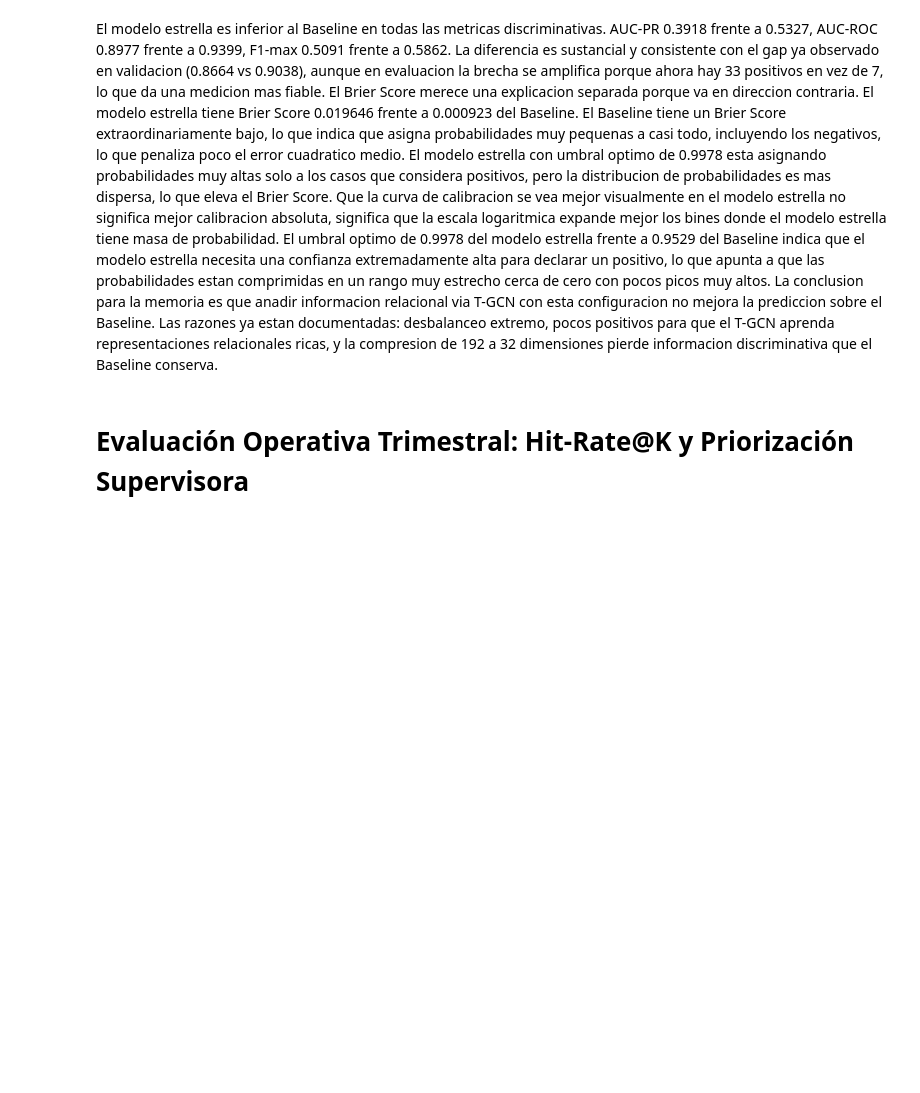
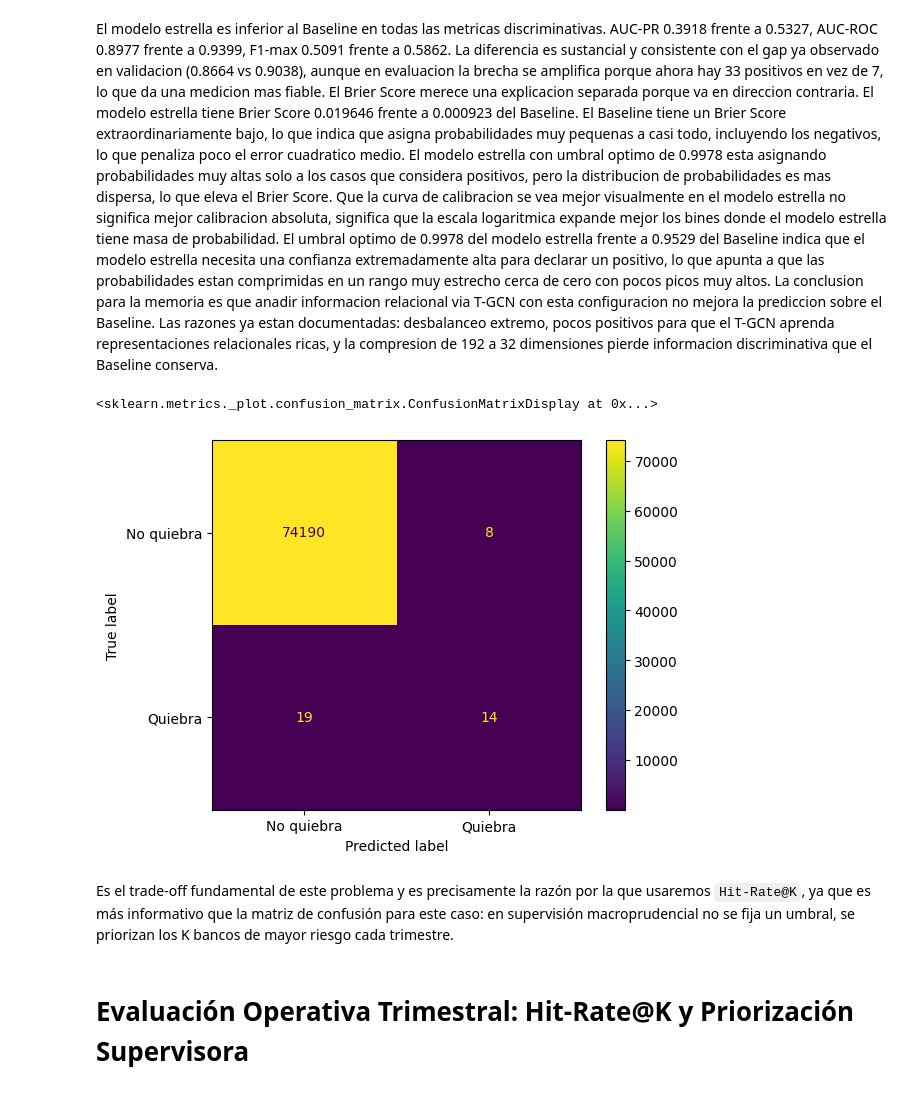
Before and after one commit to andrescarro192/tfm-financial_risk, a Jupyter notebook: notebooks/07_results_evaluation.ipynb, the cells around one changed output. Cells and saved outputs as stored; diff of their text form; code cells hidden in the pictures; blank space fills up the shorter version.

```diff
--- a/notebooks/07_results_evaluation.ipynb
+++ b/notebooks/07_results_evaluation.ipynb
@@ -1237,6 +1237,21 @@ El modelo estrella es inferior al Baseline en todas las metricas discriminativas
 El Brier Score merece una explicacion separada porque va en direccion contraria. El modelo estrella tiene Brier Score 0.019646 frente a 0.000923 del Baseline. El Baseline tiene un Brier Score extraordinariamente bajo, lo que indica que asigna probabilidades muy pequenas a casi todo, incluyendo los negativos, lo que penaliza poco el error cuadratico medio. El modelo estrella con umbral optimo de 0.9978 esta asignando probabilidades muy altas solo a los casos que considera positivos, pero la distribucion de probabilidades es mas dispersa, lo que eleva el Brier Score. Que la curva de calibracion se vea mejor visualmente en el modelo estrella no significa mejor calibracion absoluta, significa que la escala logaritmica expande mejor los bines donde el modelo estrella tiene masa de probabilidad.
 El umbral optimo de 0.9978 del modelo estrella frente a 0.9529 del Baseline indica que el modelo estrella necesita una confianza extremadamente alta para declarar un positivo, lo que apunta a que las probabilidades estan comprimidas en un rango muy estrecho cerca de cero con pocos picos muy altos.
 La conclusion para la memoria es que anadir informacion relacional via T-GCN con esta configuracion no mejora la prediccion sobre el Baseline. Las razones ya estan documentadas: desbalanceo extremo, pocos positivos para que el T-GCN aprenda representaciones relacionales ricas, y la compresion de 192 a 32 dimensiones pierde informacion discriminativa que el Baseline conserva.
+# %%
+from sklearn.metrics import confusion_matrix, ConfusionMatrixDisplay
+
+threshold = resultados_eval["f1_max_threshold"]
+y_true = resultados_eval["targets"]
+y_pred = (resultados_eval["probs"] >= threshold).astype(int)
+
+cm = confusion_matrix(y_true, y_pred)
+disp = ConfusionMatrixDisplay(confusion_matrix=cm, display_labels=["No quiebra", "Quiebra"])
+disp.plot()
+# %% [output]
+<sklearn.metrics._plot.confusion_matrix.ConfusionMatrixDisplay at 0x...>
+[figure, added]
+# %% [markdown]
+Es el trade-off fundamental de este problema y es precisamente la razón por la que usaremos `Hit-Rate@K`, ya que es más informativo que la matriz de confusión para este caso: en supervisión macroprudencial no se fija un umbral, se priorizan los K bancos de mayor riesgo cada trimestre.
 # %% [markdown]
 # Evaluación Operativa Trimestral: Hit-Rate@K y Priorización Supervisora
 # %%
```
Also changed, not shown: 1 other file.
